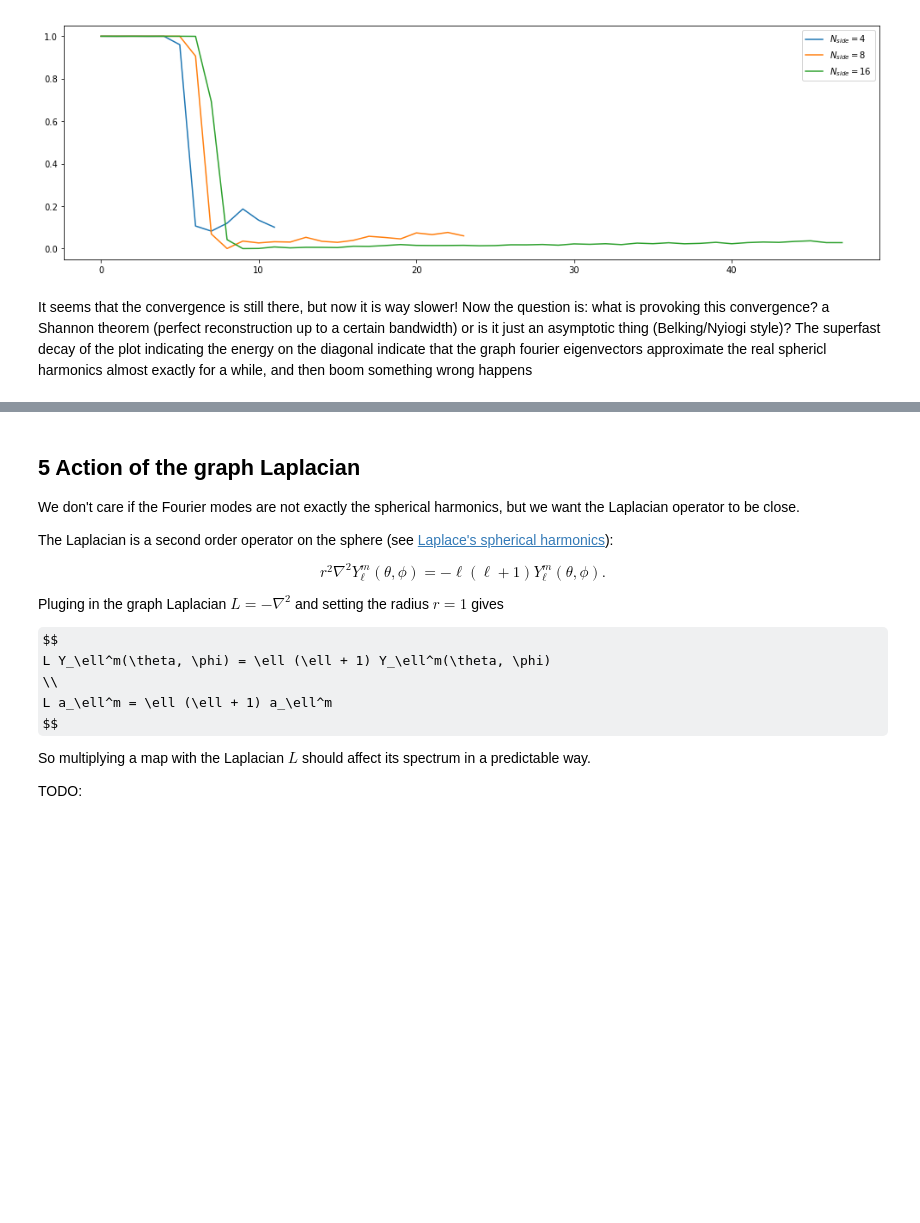
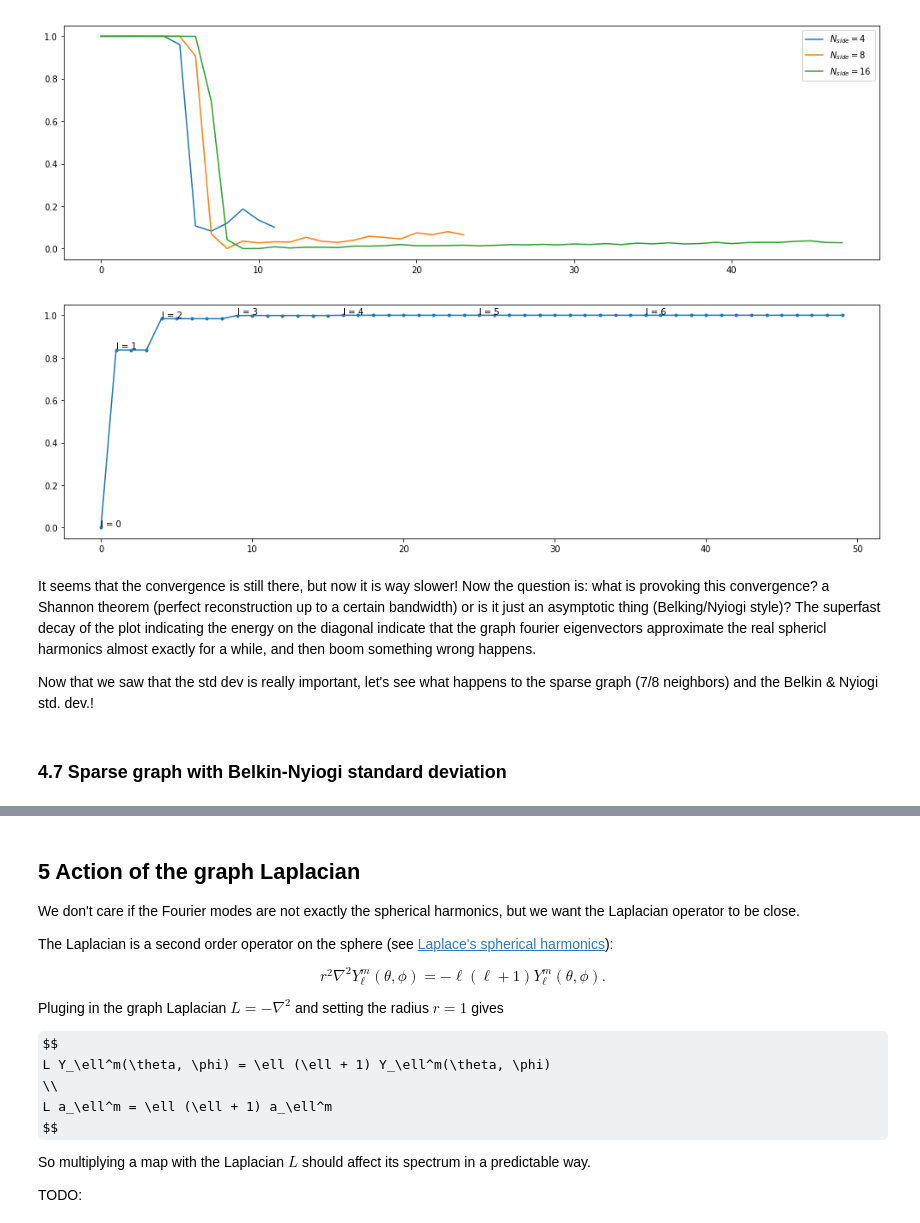
Before and after one commit to MartMilani/PDM, a Jupyter notebook: DeepSphere/demo_spherical_vs_graph.ipynb, the cells around one changed output, grey strips where cells are left out. Cells and saved outputs as stored; diff of their text form; code cells hidden in the pictures; some formulas as TeX source; blank space fills up the shorter version.

```diff
--- a/DeepSphere/demo_spherical_vs_graph.ipynb
+++ b/DeepSphere/demo_spherical_vs_graph.ipynb
@@ -425,5 +449,17 @@ ax2.legend();
 # %% [output]
 [figure]
 [figure]
+# %%
+plt.plot(graph.e[:50], '.-')
+idx = 0
+for l in range(7):
+    plt.text(idx, graph.e[idx] + 0.005, 'l = {}'.format(l))
+    idx += 2*l + 1
+# %% [output]
+[figure, added]
 # %% [markdown]
-It seems that the convergence is still there, but now it is way slower! Now the question is: what is provoking this convergence? a Shannon theorem (perfect reconstruction up to a certain bandwidth) or is it just an asymptotic thing (Belking/Nyiogi style)? The superfast decay of the plot indicating the energy on the diagonal indicate that the graph fourier eigenvectors approximate the real sphericl harmonics almost exactly for a while, and then boom something wrong happens
+It seems that the convergence is still there, but now it is way slower! Now the question is: what is provoking this convergence? a Shannon theorem (perfect reconstruction up to a certain bandwidth) or is it just an asymptotic thing (Belking/Nyiogi style)? The superfast decay of the plot indicating the energy on the diagonal indicate that the graph fourier eigenvectors approximate the real sphericl harmonics almost exactly for a while, and then boom something wrong happens.
+
+Now that we saw that the std dev is really important, let's see what happens to the sparse graph (7/8 neighbors) and the Belkin & Nyiogi std. dev.!
+# %% [markdown]
+### 4.7 Sparse graph with Belkin-Nyiogi standard deviation
```
Also changed, not shown: parts of 19 cells of this notebook, 2 other files.
